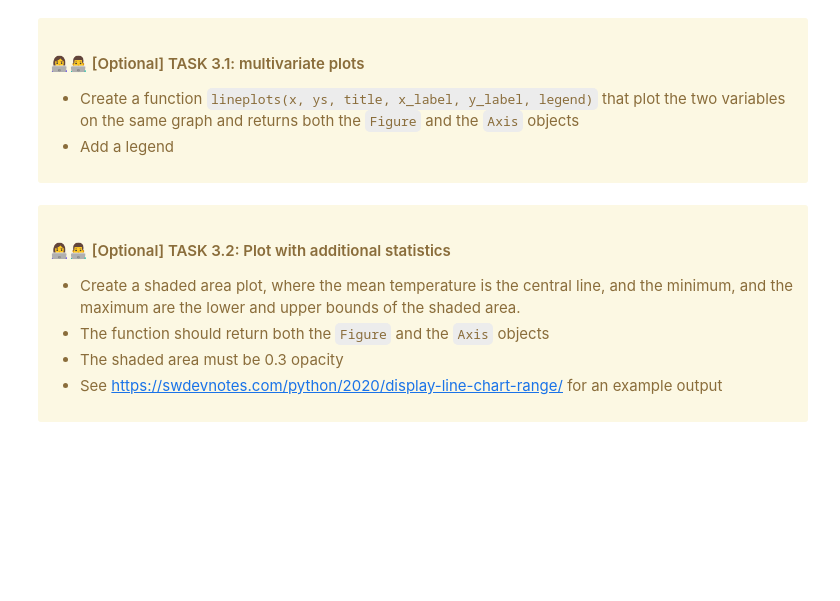
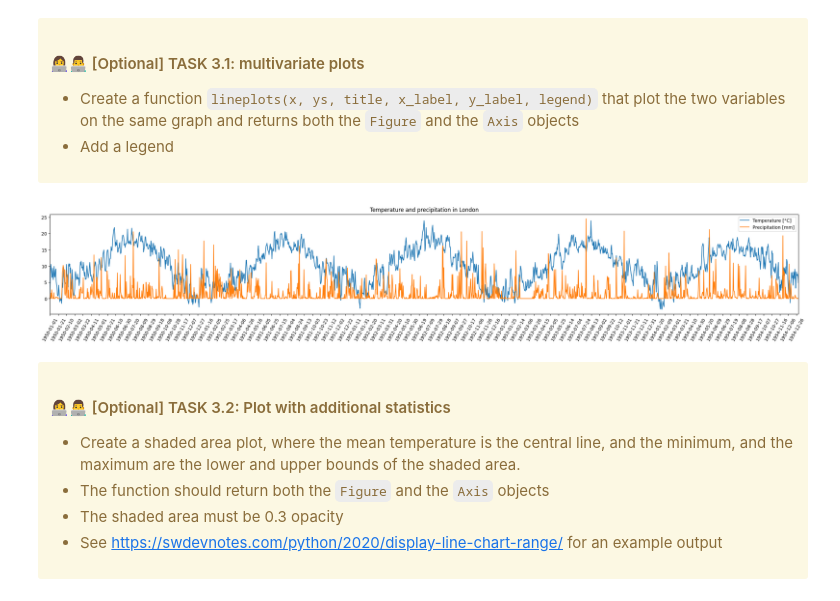
Before and after one commit to UCL-ELEC0136/3-data-processing-YaphetSf, a Jupyter notebook: 3-data-processing.ipynb, the cells around one changed output. Cells and saved outputs as stored; diff of their text form; code cells hidden in the pictures; blank space fills up the shorter version.

```diff
--- a/3-data-processing.ipynb
+++ b/3-data-processing.ipynb
@@ -121,19 +201,51 @@ def lineplot(x: ArrayLike, y: ArrayLike, title: str, x_label: str, y_label: str)
 # %%
 def lineplots(x: ArrayLike, ys: List[ArrayLike], title: str, x_label: str, y_label: str, legend: List[str]) -> (plt.Figure, plt.Axes):
     """
     Creates a line plot for each list of data in the given list of data, title and labels.
 
     Args:
         x (ArrayLike): value of the data on the x-axis
         ys (List[ArrayLike]): list of values of the data on the y-axis
         title (str): title of the plot
         x_label (str): x-axis label
         y_label (str): y-axis label
         legend (List[str]): list of legend labels
     Returns:
         (plt.Figure, plt.Axes): matplotlib figure and axes objects
     """
-    # add your code here
+    # create the figure
+    fig, ax = plt.subplots(1, figsize=(30, 4))
+
+    # add the data to the plot
+    for y in ys:
+        ax.plot(x, y)
+
+    # remove whitespace before and after
+    ax.margins(x=0)
+
+    # format the axes
+    ax.set_title(title)
+    ax.set_xlabel(x_label)
+    ax.set_xticks(x[::20], x[::20], rotation=60)
+
+    # create the names in the legend with the format `<feature_name> [<unit>]`
+    ax.legend(legend)
+    return fig, ax
+
+
+# get the data
+x = time_series['time']
+y1 = time_series['temperature_2m_mean']
+y2 = time_series['rain_sum']
+
+ys = [y1, y2]
+# create the figure
+fig, ax = lineplots(x, ys, "Temperature and precipitation in London", x_label="", y_label="", legend=["Temperature [°C]", "Precipitation [mm]"])
+
+# display the chart
+plt.show()
+# %% [output]
+[figure, added]
 # %% [markdown]
 <div class="alert alert-block alert-warning">
 <h4>👩‍💻👨‍💻 [Optional] TASK 3.2: Plot with additional statistics</h4>
```
Also changed, not shown: parts of 17 cells of this notebook.
